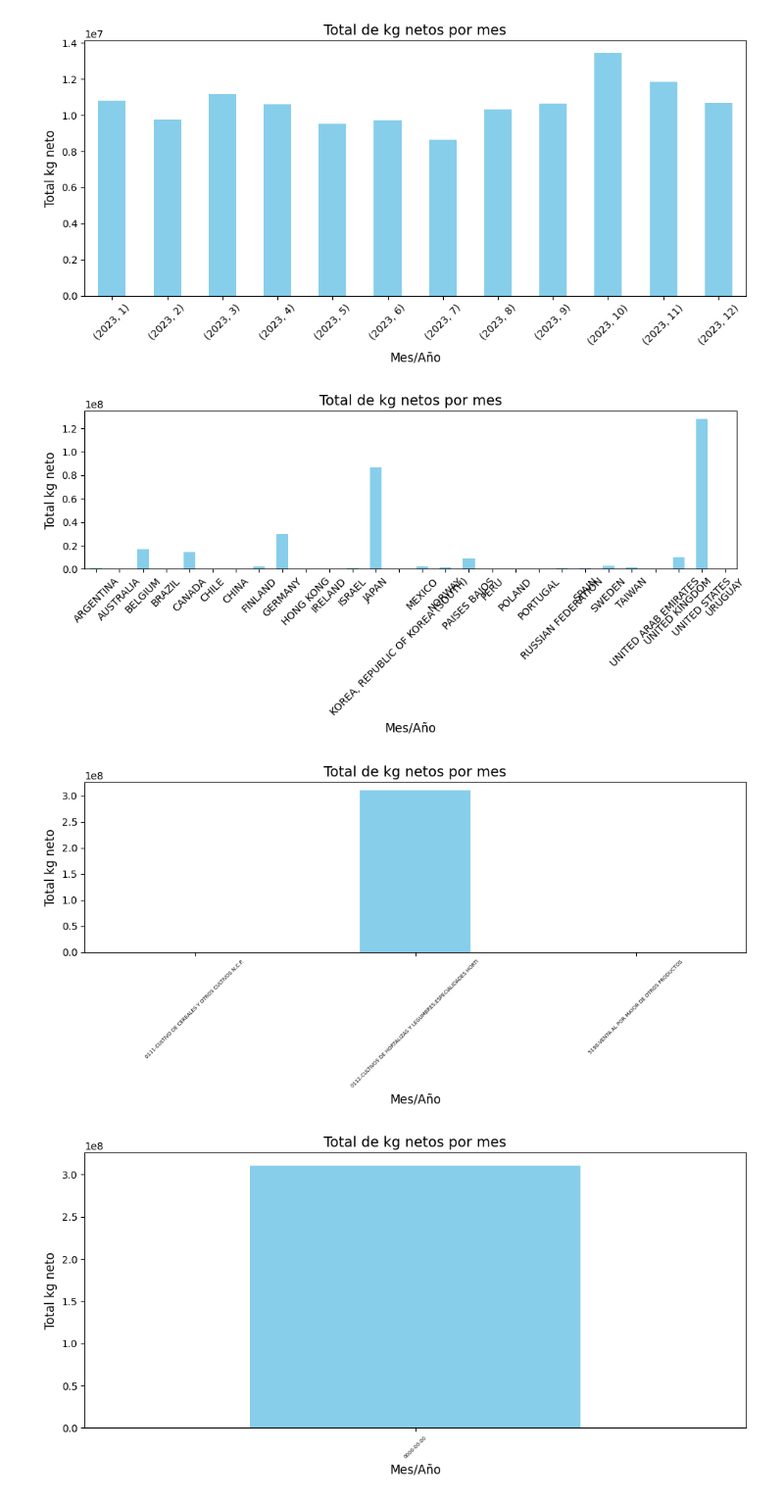
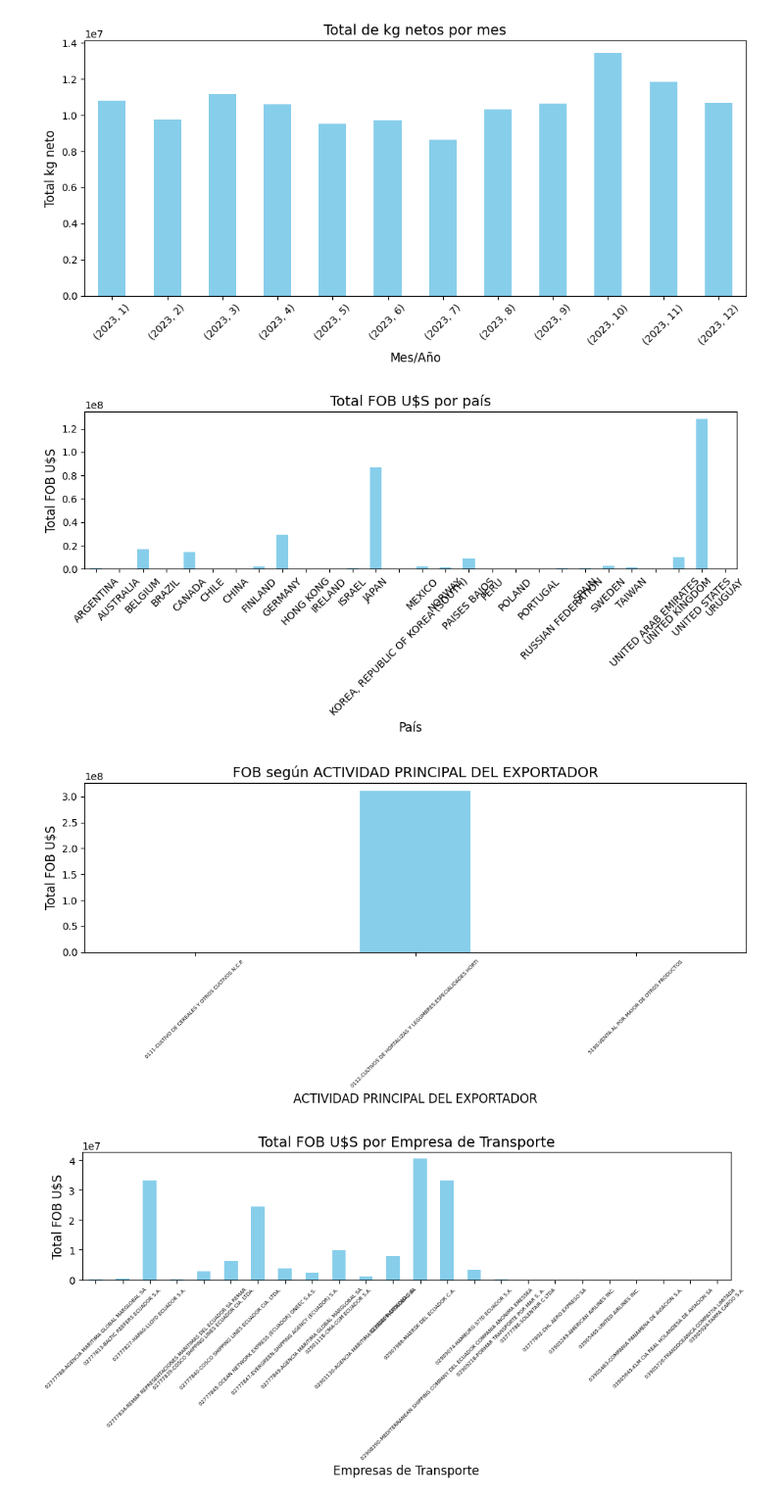
Before and after one commit to clubdesoftware-ec/2025-A, a Jupyter notebook: proyectos/Predicción_Demanda/Prediccion.ipynb, the cells around one changed output. Shown: that part at 98% size. Cells and saved outputs as stored; diff of their text form; code cells hidden in the pictures.

```diff
--- a/proyectos/Predicción_Demanda/Prediccion.ipynb
+++ b/proyectos/Predicción_Demanda/Prediccion.ipynb
@@ -111,7 +111,7 @@ Try using .loc[row_indexer,col_indexer] = value instead
 See the caveats in the documentation: https://pandas.pydata.org/pandas-docs/stable/user_guide/indexing.html#returning-a-view-versus-a-copy
   df1["FECHA DESPACHO"] = pd.to_datetime(df1["FECHA DESPACHO"])
 # %%
-df = df1[["FECHA DESPACHO","KGS NETO", "PAIS DESTINO", "ACTIVIDAD PRINCIPAL DEL EXPORTADOR","ESTADO MERCADERIA", "AGENCIA TRANSPORTE","ITEM","TOTAL FOB U$S"]]
+df = df1[["FECHA DESPACHO","KGS NETO", "PAIS DESTINO", "ACTIVIDAD PRINCIPAL DEL EXPORTADOR","ESTADO MERCADERIA", "EMPRESA TRANSPORTE","ITEM","TOTAL FOB U$S"]]
 # %%
 df['ESTADO MERCADERIA'].value_counts()
 # %% [output]
@@ -161,38 +162,38 @@ plt.show()
 kg_mensual = df.groupby('PAIS DESTINO')['TOTAL FOB U$S'].sum()
 plt.figure(figsize=(10, 5))
 kg_mensual.plot(kind='bar', color='skyblue')
-plt.title('Total de kg netos por mes', fontsize=14)
-plt.xlabel('Mes/Año', fontsize=12)
-plt.ylabel('Total kg neto', fontsize=12)
+plt.title('Total FOB U$S por país', fontsize=14)
+plt.xlabel('País', fontsize=12)
+plt.ylabel('Total FOB U$S', fontsize=12)
 plt.xticks(rotation=45)  # Asegurarse de que las etiquetas de los meses sean legibles
 plt.tight_layout()
 plt.show()
 # %% [output]
-[figure, old version]
+[figure, new version]
 # %%
 kg_mensual = df.groupby('ACTIVIDAD PRINCIPAL DEL EXPORTADOR')['TOTAL FOB U$S'].sum()
 plt.figure(figsize=(10, 5))
 kg_mensual.plot(kind='bar', color='skyblue')
-plt.title('Total de kg netos por mes', fontsize=14)
-plt.xlabel('Mes/Año', fontsize=12)
-plt.ylabel('Total kg neto', fontsize=12)
+plt.title('FOB según ACTIVIDAD PRINCIPAL DEL EXPORTADOR', fontsize=14)
+plt.xlabel('ACTIVIDAD PRINCIPAL DEL EXPORTADOR', fontsize=12)
+plt.ylabel('Total FOB U$S', fontsize=12)
 plt.xticks(rotation=45, fontsize = 5)  # Asegurarse de que las etiquetas de los meses sean legibles
 plt.tight_layout()
 plt.show()
 # %% [output]
-[figure, old version]
+[figure, new version]
 # %%
-kg_mensual = df.groupby('AGENCIA TRANSPORTE')['TOTAL FOB U$S'].sum()
+kg_mensual = df.groupby('EMPRESA TRANSPORTE')['TOTAL FOB U$S'].sum()
 plt.figure(figsize=(10, 5))
 kg_mensual.plot(kind='bar', color='skyblue')
-plt.title('Total de kg netos por mes', fontsize=14)
-plt.xlabel('Mes/Año', fontsize=12)
-plt.ylabel('Total kg neto', fontsize=12)
+plt.title('Total FOB U$S por Empresa de Transporte', fontsize=14)
+plt.xlabel('Empresas de Transporte', fontsize=12)
+plt.ylabel('Total FOB U$S', fontsize=12)
 plt.xticks(rotation=45, fontsize = 5)  # Asegurarse de que las etiquetas de los meses sean legibles
 plt.tight_layout()
 plt.show()
 # %% [output]
-[figure, old version]
+[figure, new version]
 # %%
 df1["año"] = df["FECHA DESPACHO"].dt.year
 df1["mes"] = df["FECHA DESPACHO"].dt.month
```
Also changed, not shown: parts of 12 cells of this notebook.
